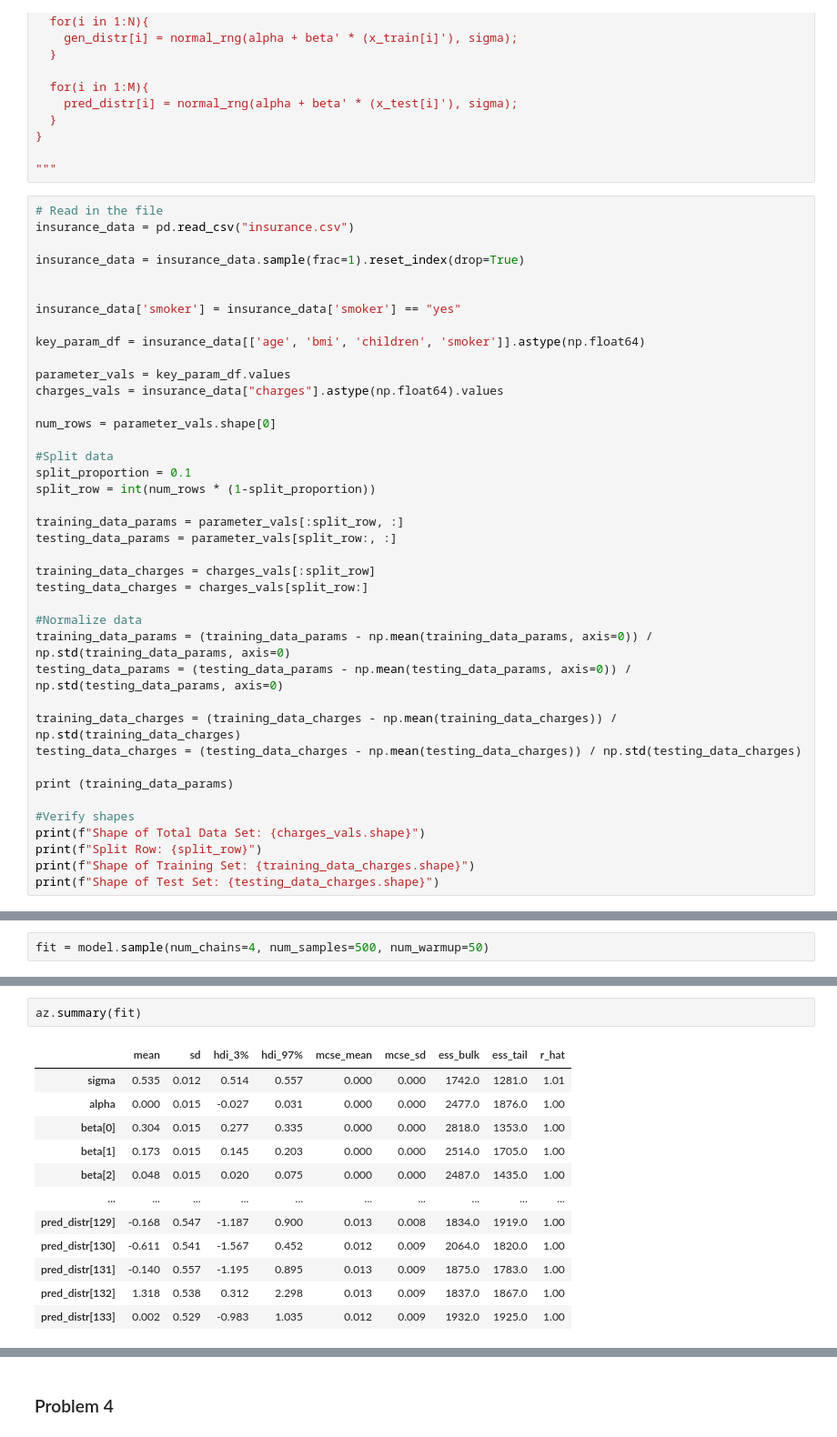
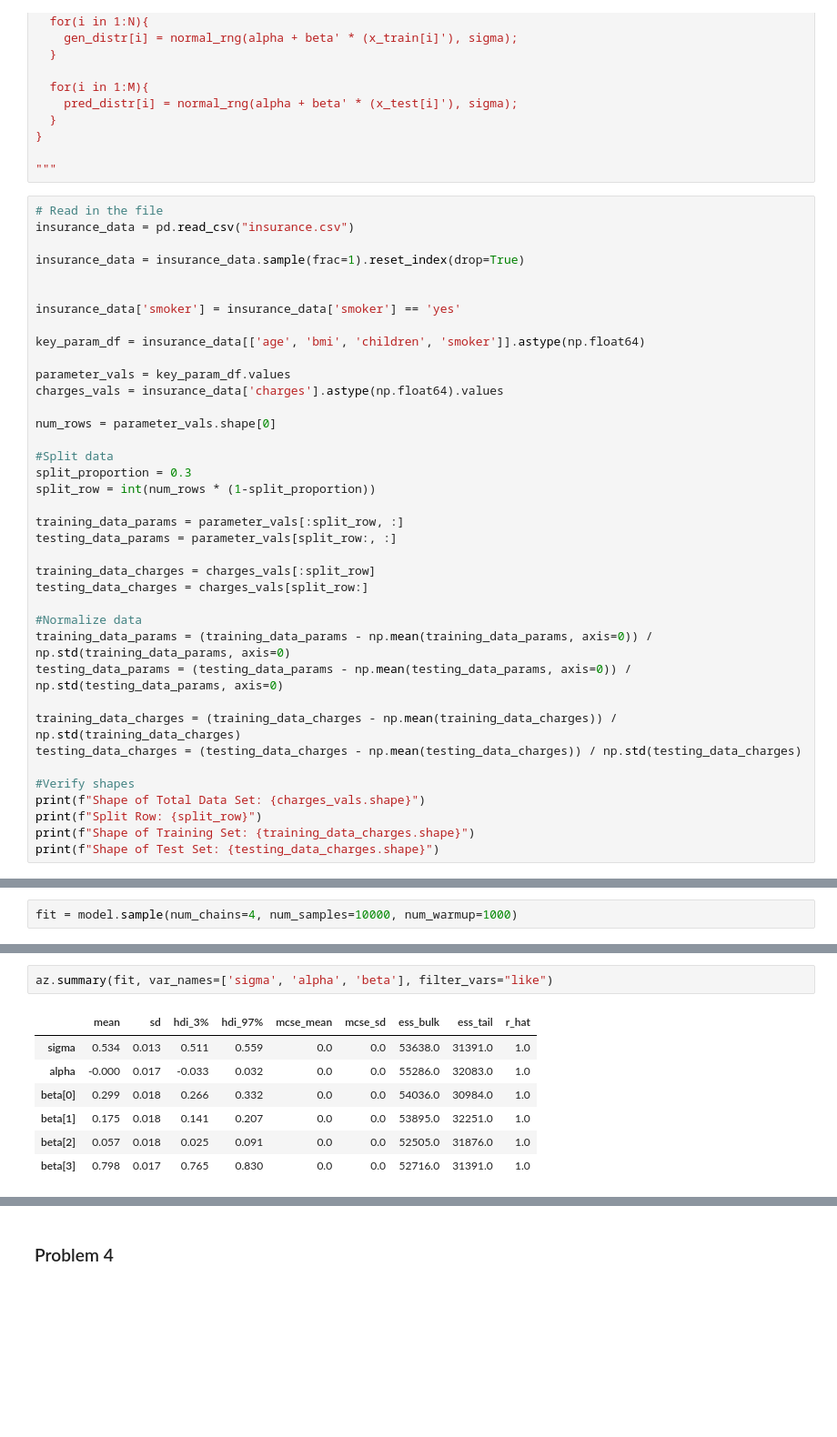
Before and after one commit to NightHydra/CognitiveModelingHomework, a Jupyter notebook: Homeworks/HW4/hw_4_problem3.ipynb, the cells around one changed output, grey strips where cells are left out. Shown: that part at 91% size. Drawn from its saved outputs; the diff is of its cells as text; blank space fills up the shorter version.

Commit message:
Made it so the summary stats only show what we care about

```diff
--- a/Homeworks/HW4/hw_4_problem3.ipynb
+++ b/Homeworks/HW4/hw_4_problem3.ipynb
@@ -68,17 +68,17 @@ insurance_data = pd.read_csv("insurance.csv")
 insurance_data = insurance_data.sample(frac=1).reset_index(drop=True)
 
 
-insurance_data['smoker'] = insurance_data['smoker'] == "yes"
+insurance_data['smoker'] = insurance_data['smoker'] == 'yes'
 
 key_param_df = insurance_data[['age', 'bmi', 'children', 'smoker']].astype(np.float64)
 
 parameter_vals = key_param_df.values
-charges_vals = insurance_data["charges"].astype(np.float64).values
+charges_vals = insurance_data['charges'].astype(np.float64).values
 
 num_rows = parameter_vals.shape[0]
 
 #Split data
-split_proportion = 0.1
+split_proportion = 0.3
 split_row = int(num_rows * (1-split_proportion))
 
 training_data_params = parameter_vals[:split_row, :]
@@ -94,8 +94,6 @@ testing_data_params = (testing_data_params - np.mean(testing_data_params, axis=0
 training_data_charges = (training_data_charges - np.mean(training_data_charges)) / np.std(training_data_charges)
 testing_data_charges = (testing_data_charges - np.mean(testing_data_charges)) / np.std(testing_data_charges)
 
-print (training_data_params)
-
 #Verify shapes
 print(f"Shape of Total Data Set: {charges_vals.shape}")
 print(f"Split Row: {split_row}")
@@ -134,6 +132,6 @@ Warning in '/tmp/httpstan_8cjo1c_9/model_gp3aexhc.stan', line 18, column 22: Arg
     50 suggests there may be parameters that are not unit scale; consider
     rescaling with a multiplier (see manual section 22.12).
 # %%
-fit = model.sample(num_chains=4, num_samples=500, num_warmup=50)
+fit = model.sample(num_chains=4, num_samples=10000, num_warmup=1000)
 # %% [output]
 Sampling:   0%
@@ -156,15 +154,10 @@ Messages received during sampling:
 # %%
-az.summary(fit)
+az.summary(fit, var_names=['sigma', 'alpha', 'beta'], filter_vars="like")
 # %% [output]
 |  | mean | sd | hdi_3% | hdi_97% | mcse_mean | mcse_sd | ess_bulk | ess_tail | r_hat |
-| sigma | 0.535 | 0.012 | 0.514 | 0.557 | 0.000 | 0.000 | 1742.0 | 1281.0 | 1.01 |
-| alpha | 0.000 | 0.015 | -0.027 | 0.031 | 0.000 | 0.000 | 2477.0 | 1876.0 | 1.00 |
-| beta[0] | 0.304 | 0.015 | 0.277 | 0.335 | 0.000 | 0.000 | 2818.0 | 1353.0 | 1.00 |
-| beta[1] | 0.173 | 0.015 | 0.145 | 0.203 | 0.000 | 0.000 | 2514.0 | 1705.0 | 1.00 |
-| beta[2] | 0.048 | 0.015 | 0.020 | 0.075 | 0.000 | 0.000 | 2487.0 | 1435.0 | 1.00 |
-| ... | ... | ... | ... | ... | ... | ... | ... | ... | ... |
-| pred_distr[129] | -0.168 | 0.547 | -1.187 | 0.900 | 0.013 | 0.008 | 1834.0 | 1919.0 | 1.00 |
-| pred_distr[130] | -0.611 | 0.541 | -1.567 | 0.452 | 0.012 | 0.009 | 2064.0 | 1820.0 | 1.00 |
-| pred_distr[131] | -0.140 | 0.557 | -1.195 | 0.895 | 0.013 | 0.009 | 1875.0 | 1783.0 | 1.00 |
-| pred_distr[132] | 1.318 | 0.538 | 0.312 | 2.298 | 0.013 | 0.009 | 1837.0 | 1867.0 | 1.00 |
-| pred_distr[133] | 0.002 | 0.529 | -0.983 | 1.035 | 0.012 | 0.009 | 1932.0 | 1925.0 | 1.00 |
+| sigma | 0.534 | 0.013 | 0.511 | 0.559 | 0.0 | 0.0 | 53638.0 | 31391.0 | 1.0 |
+| alpha | -0.000 | 0.017 | -0.033 | 0.032 | 0.0 | 0.0 | 55286.0 | 32083.0 | 1.0 |
+| beta[0] | 0.299 | 0.018 | 0.266 | 0.332 | 0.0 | 0.0 | 54036.0 | 30984.0 | 1.0 |
+| beta[1] | 0.175 | 0.018 | 0.141 | 0.207 | 0.0 | 0.0 | 53895.0 | 32251.0 | 1.0 |
+| beta[2] | 0.057 | 0.018 | 0.025 | 0.091 | 0.0 | 0.0 | 52505.0 | 31876.0 | 1.0 |
+| beta[3] | 0.798 | 0.017 | 0.765 | 0.830 | 0.0 | 0.0 | 52716.0 | 31391.0 | 1.0 |
```
Also changed, not shown: parts of 7 cells of this notebook.
